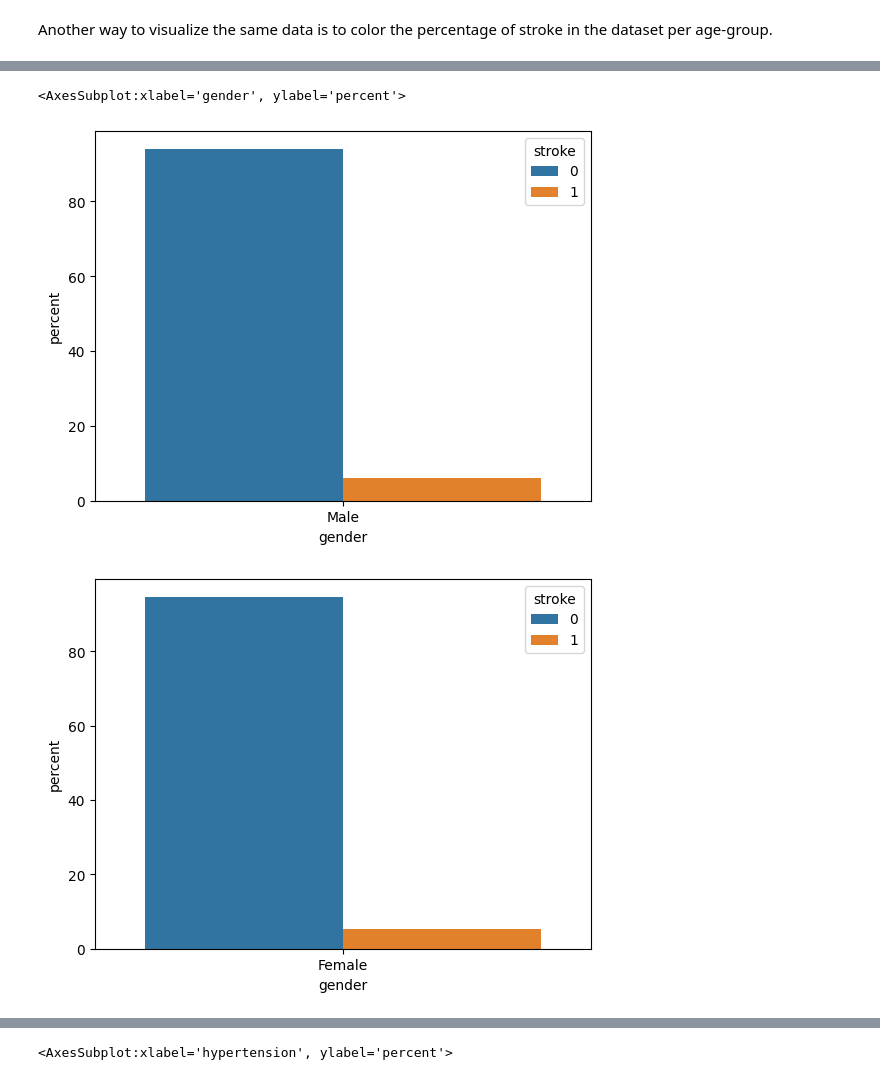
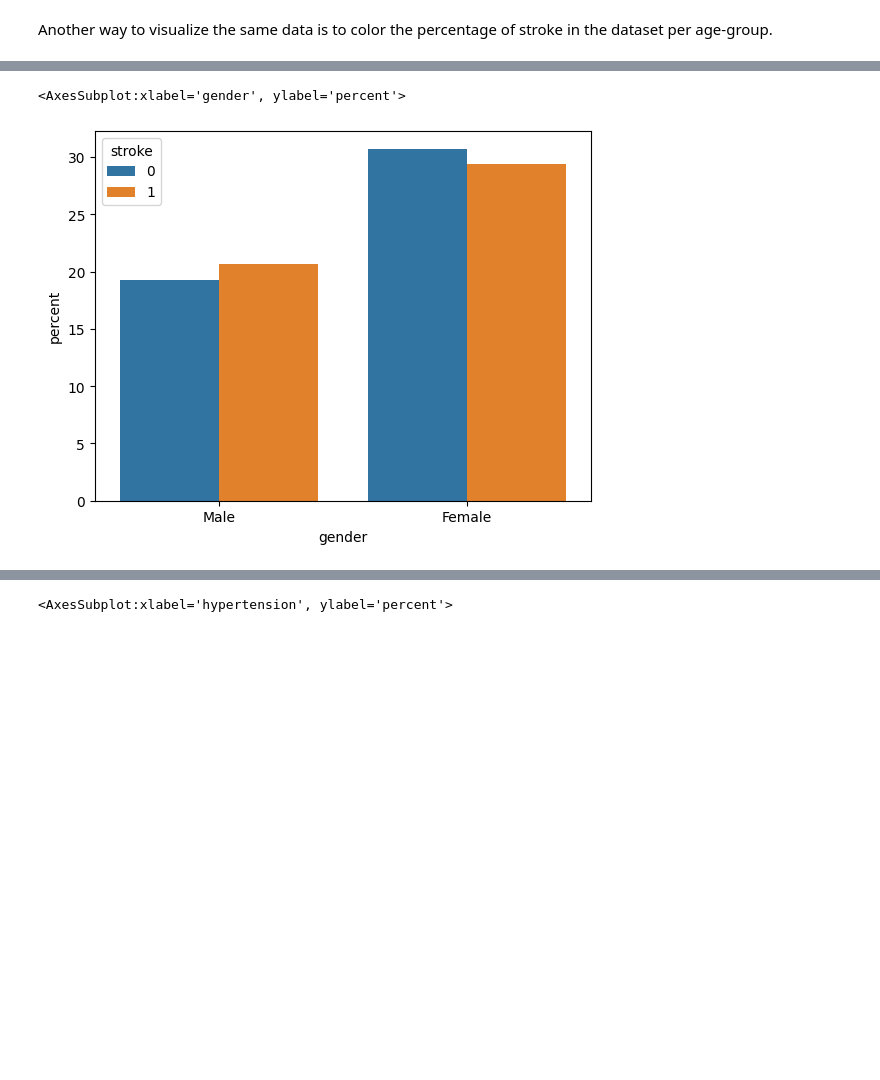
Before and after one commit to AlbertoEusebio/Brain-Stroke-Prediction, a Jupyter notebook: NAML_project.ipynb, the cells around one changed output, grey strips where cells are left out. Drawn from its saved outputs; the diff is of its cells as text; code cells hidden in the pictures; blank space fills up the shorter version.

Commit message:
random forest classifier

```diff
--- a/NAML_project.ipynb
+++ b/NAML_project.ipynb
@@ -366,24 +371,17 @@ dummies_columns = X_tmp_0.columns
 X_tmp = pd.concat([X_tmp, X_tmp_0], axis=1)
 tmp_features = X_tmp.columns
 
-# print(X_tmp.shape)
-# print(X_tmp)
-
 # Normalize the data
 scaler = RobustScaler()
 X_tmp = scaler.fit_transform(X_tmp, y)
 
 # Apply SMOTE
-smote = SMOTE(sampling_strategy='minority')
+smote = SMOTE(k_neighbors=3, random_state=0, sampling_strategy=1)
 X_smote, y_smote = smote.fit_resample(X_tmp, y)
-
 
 # descaling the data
 X_smote = scaler.inverse_transform(X_smote)
 
-# one hot decode the data
-# X_smote = hot_encoder.inverse_transform(X_smote)
-
 # convert to dataframe
 X_smote = pd.DataFrame(X_smote, columns=tmp_features)
 # %%
@@ -582,8 +567,5 @@ sns.histplot(data=dataset_balanced, x='stroke', multiple='dodge', hue='gender',
 # %%
-sns.countplot(x='gender', hue='stroke', data=dataset_balanced[dataset_balanced['gender'] == 'Male'], stat='percent')
-plt.figure()
-sns.countplot(x='gender', hue='stroke', data=dataset_balanced[dataset_balanced['gender'] == 'Female'], stat='percent')
+sns.countplot(x='gender', hue='stroke', data=dataset_balanced, stat='percent')
 # %% [output]
 <AxesSubplot:xlabel='gender', ylabel='percent'>
-[figure, old version]
+[figure, new version]
-[figure, removed]
```
Also changed, not shown: parts of 18 cells of this notebook.
